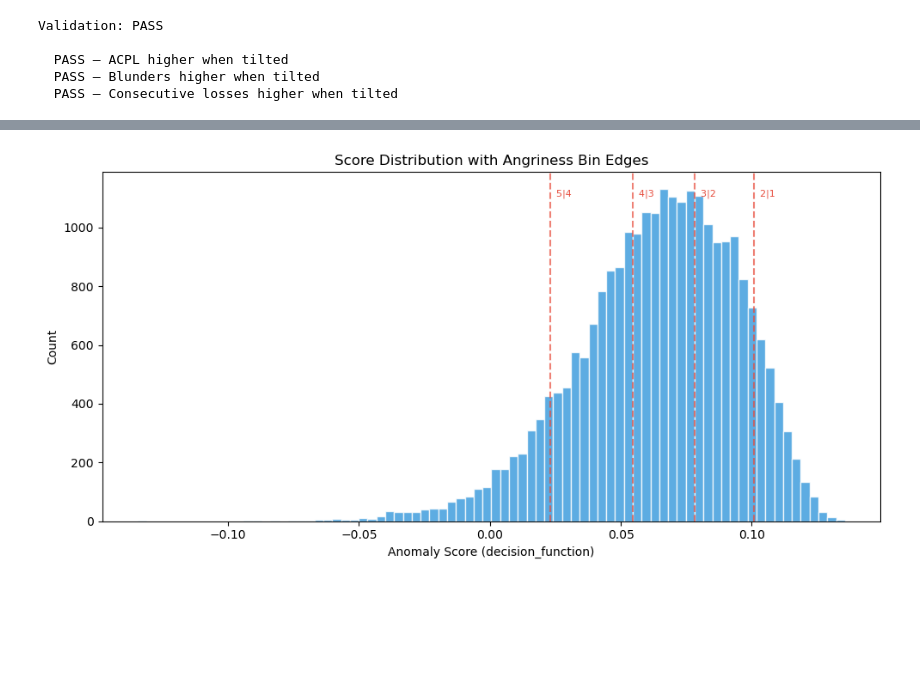
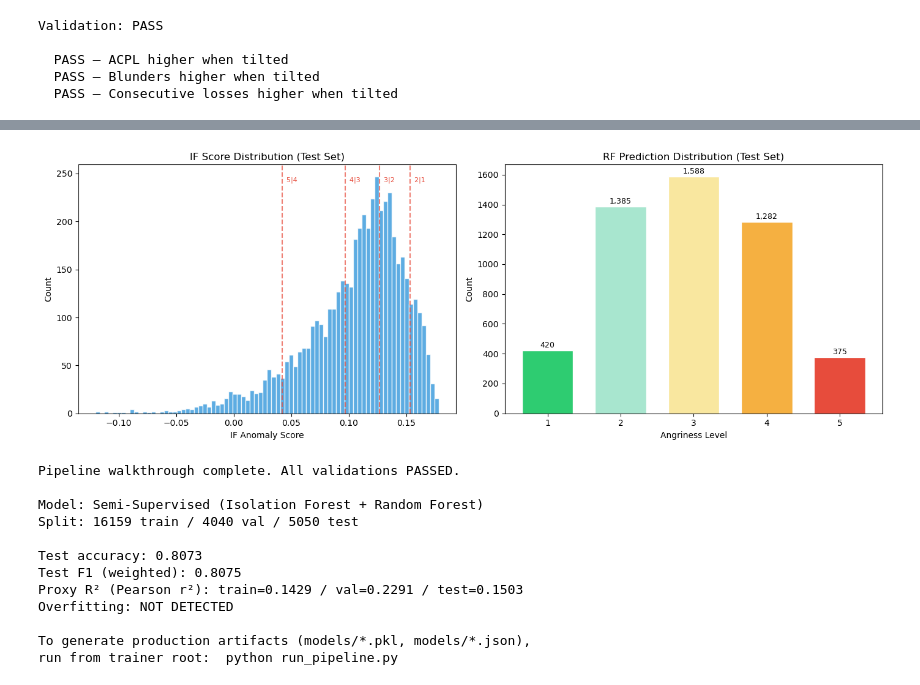
Before and after one commit to Kanku-SEP4-org/Chess-Assistance, a Jupyter notebook: machine_learning/trainers/trainer-angriness-predictor/notebooks/pipeline.ipynb, the cells around one changed output, grey strips where cells are left out. Drawn from its saved outputs; the diff is of its cells as text; code cells hidden in the pictures; blank space fills up the shorter version.

```diff
--- a/machine_learning/trainers/trainer-angriness-predictor/notebooks/pipeline.ipynb
+++ b/machine_learning/trainers/trainer-angriness-predictor/notebooks/pipeline.ipynb
@@ -325,11 +461,25 @@ Validate that the angriness scale makes sense: games rated as tilted (levels 4
 # %%
+from sklearn.metrics import accuracy_score, f1_score
+
 TILT_FEATURES = [
     "acpl_player", "blunder_cnt_player", "mistake_cnt_player",
     "inaccuracy_cnt_player", "consecutive_losses_pregame",
     "accuracy_player", "avg_tpm_seconds_player",
 ]
 
-raw["_score"] = scores
+# Evaluate RF on held-out test set
+rf_pred_test = rf_model.predict(df_test.values)
+
+# Generate IF labels on test set for accuracy comparison
+if_scores_test = if_model.decision_function(df_test[IF_FEATURES].values)
+y_test_if = np.array([score_to_angriness(s, bin_edges) for s in if_scores_test])
+test_acc = accuracy_score(y_test_if, rf_pred_test)
+test_f1 = f1_score(y_test_if, rf_pred_test, average="weighted")
+print(f"Test accuracy (vs IF labels): {test_acc:.4f}")
+print(f"Test F1 (weighted):           {test_f1:.4f}")
+
+raw = raw_test.copy()
+raw["_angriness"] = rf_pred_test
 available_tilt = [c for c in TILT_FEATURES if c in raw.columns]
 
 per_level = {}
@@ -339,8 +489,8 @@ for level in range(1, 6):
     stats = {"count": int(mask.sum())}
     for col in available_tilt:
         stats[f"mean_{col}"] = round(float(subset[col].mean()), 2) if len(subset) > 0 else None
-    stats["mean_score"] = round(float(subset["_score"].mean()), 4) if len(subset) > 0 else None
     per_level[str(level)] = stats
 
+print(f"\nTest set: {len(df_test)} games\n")
 pd.DataFrame(per_level).T
 # %% [output]
@@ -410,24 +722,52 @@ plt.show()
 # %%
-fig, ax = plt.subplots(figsize=(10, 5))
-ax.hist(scores, bins=80, edgecolor="white", alpha=0.8, color="#3498db")
+fig, axes = plt.subplots(1, 2, figsize=(14, 5))
+
+# Left: IF score distribution with bin edges
+axes[0].hist(if_scores_test, bins=80, edgecolor="white", alpha=0.8, color="#3498db")
 for i, edge in enumerate(bin_edges[1:-1]):
-    ax.axvline(x=edge, color="#e74c3c", linestyle="--", alpha=0.7)
-    ax.text(edge, ax.get_ylim()[1] * 0.95, f"  {5 - i}|{4 - i}",
-            fontsize=8, color="#e74c3c", va="top")
-ax.set_xlabel("Anomaly Score (decision_function)")
-ax.set_ylabel("Count")
-ax.set_title("Score Distribution with Angriness Bin Edges")
+    axes[0].axvline(x=edge, color="#e74c3c", linestyle="--", alpha=0.7)
+    axes[0].text(edge, axes[0].get_ylim()[1] * 0.95, f"  {5 - i}|{4 - i}",
+                 fontsize=8, color="#e74c3c", va="top")
+axes[0].set_xlabel("IF Anomaly Score")
+axes[0].set_ylabel("Count")
+axes[0].set_title("IF Score Distribution (Test Set)")
+
+# Right: RF prediction distribution
+rf_test_counts = pd.Series(rf_pred_test).value_counts().sort_index()
+bars = axes[1].bar(rf_test_counts.index, rf_test_counts.values, color=colors, edgecolor="white", width=0.7)
+for bar, count in zip(bars, rf_test_counts.values):
+    axes[1].text(bar.get_x() + bar.get_width() / 2, bar.get_height() + 20,
+                 f"{count:,}", ha="center", fontsize=9)
+axes[1].set_xlabel("Angriness Level")
+axes[1].set_ylabel("Count")
+axes[1].set_title("RF Prediction Distribution (Test Set)")
+axes[1].set_xticks(range(1, 6))
+
 fig.tight_layout()
 fig.savefig(PLOT_DIR / "score_distribution.png", dpi=150)
 plt.show()
 # %% [output]
-[figure, old version]
+[figure, new version]
 # %%
 print(f"Pipeline walkthrough complete. All validations {'PASSED' if all_pass else 'FAILED'}.")
-print(f"\nScore stats:")
-print(f"  min:  {scores.min():.4f}")
-print(f"  max:  {scores.max():.4f}")
-print(f"  mean: {scores.mean():.4f}")
-print(f"  std:  {scores.std():.4f}")
+print(f"\nModel: Semi-Supervised (Isolation Forest + Random Forest)")
+print(f"Split: {len(df_train)} train / {len(df_val)} val / {len(df_test)} test")
+print(f"\nTest accuracy: {test_acc:.4f}")
+print(f"Test F1 (weighted): {test_f1:.4f}")
+print(f"Proxy R² (Pearson r²): train={diag_results[0]['proxy_r2']:.4f} / val={diag_results[1]['proxy_r2']:.4f} / test={diag_results[2]['proxy_r2']:.4f}")
+print(f"Overfitting: {'NOT DETECTED' if not issues else 'DETECTED — see diagnostics above'}")
 print(f"\nTo generate production artifacts (models/*.pkl, models/*.json),")
 print(f"run from trainer root:  python run_pipeline.py")
+# %% [output]
+Pipeline walkthrough complete. All validations PASSED.
+
+Model: Semi-Supervised (Isolation Forest + Random Forest)
+Split: 16159 train / 4040 val / 5050 test
+
+Test accuracy: 0.8073
+Test F1 (weighted): 0.8075
+Proxy R² (Pearson r²): train=0.1429 / val=0.2291 / test=0.1503
+Overfitting: NOT DETECTED
+
+To generate production artifacts (models/*.pkl, models/*.json),
+run from trainer root:  python run_pipeline.py
```
Also changed, not shown: parts of 19 cells of this notebook, 8 other files.
